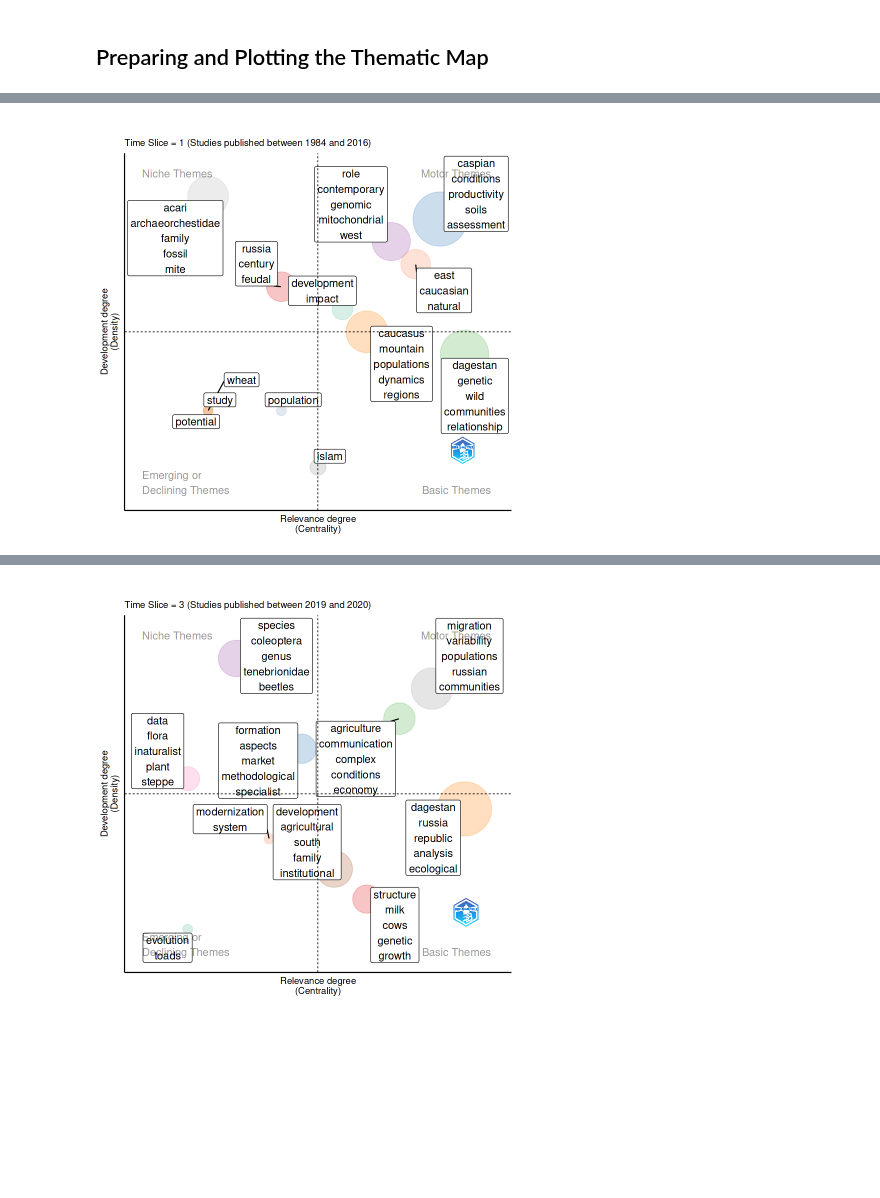
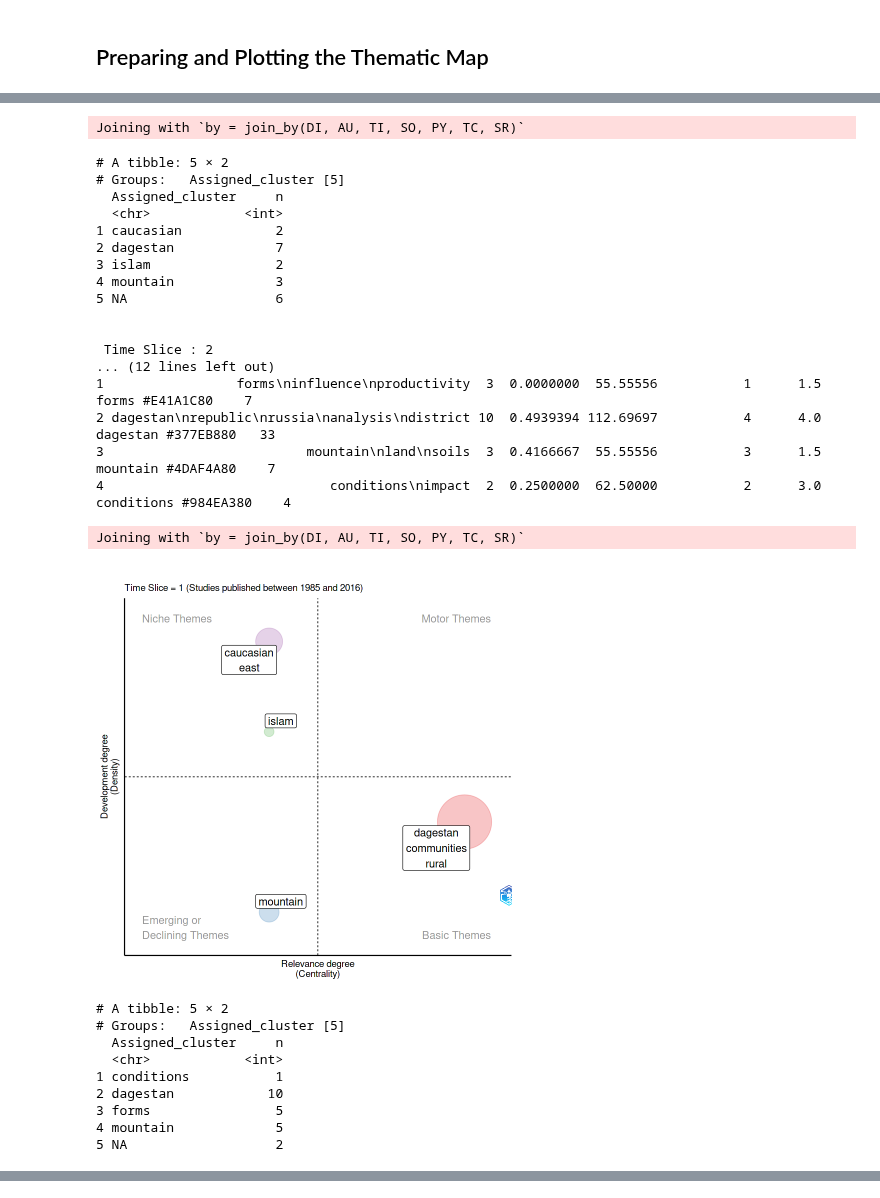
Before and after one commit to hakan-duman-acad/chapter-dagestan-agriculture-bibliometrics, a Jupyter notebook: analysis-explainations-en.ipynb, the cells around one changed output, grey strips where cells are left out. Drawn from its saved outputs; the diff is of its cells as text; code cells hidden in the pictures; blank space fills up the shorter version.

```diff
--- a/analysis-explainations-en.ipynb
+++ b/analysis-explainations-en.ipynb
@@ -939,7 +933,11 @@ Joining with `by = join_by(Paper)`
 # %% [markdown]
 ## Preparing and Plotting the Thematic Map
 # %%
-lst <- M |> count(PY) |> mutate(tot = cumsum(n), cut_points = cut(tot, breaks = seq(0,to = nrow(M)+1,length.out = 5),labels = 1:4))
+lst <- M |> count(PY) |>
+    mutate(tot = cumsum(n),
+           cut_points = cut(
+               tot, breaks = seq(0,to = nrow(M)+1,length.out = 5),
+               labels = 1:4))
 # print(lst)
 # %%
 syns <- c("dagestan;daghestan","chechnya;chechnia")
@@ -949,12 +947,24 @@ thema <- function(dt = M) {
     return (res)
 }
 # %%
-for(i in 1:4) {
+for(i in 1:2) {
     lst2 <- lst$PY[lst$cut_points == i]
     lab <- sprintf("Time Slice = %d (Studies published between %s and %s)",i,head(lst2,1),tail(lst2,1))
     res <- thema(M|> filter(PY %in% lst2))
     plt <- res$map +
         ggtitle (subtitle = lab,label = "" )
     plot(plt)
+    cat("\n\n Time Slice :",i,"\n\n")
+    res$clusters |> as.data.frame() |> print()
+    tmp <- res$documentToClusters |> left_join(M) |>
+    arrange(Assigned_cluster) |>
+    select(Assigned_cluster,TI,DI,UT,AB) |>
+    group_by(Assigned_cluster)
+    tmp |> count(Assigned_cluster) |>
+    print()
+    tmp |>
+    sample_n(10,replace = TRUE) |>
+    distinct() |>
+    write_csv(paste0("ts-",i,".csv"))
 }
 # %% [output]
@@ -961 +983,29 @@ for(i in 1:4) {
+Joining with `by = join_by(DI, AU, TI, SO, PY, TC, SR)`
+# A tibble: 5 × 2
+# Groups:   Assigned_cluster [5]
+  Assigned_cluster     n
+  <chr>            <int>
+1 caucasian            2
+2 dagestan             7
+3 islam                2
+4 mountain             3
+5 NA                   6
+
+
+ Time Slice : 2
+... (12 lines left out)
+1                 forms\ninfluence\nproductivity  3  0.0000000  55.55556           1      1.5      forms #E41A1C80    7
+2 dagestan\nrepublic\nrussia\nanalysis\ndistrict 10  0.4939394 112.69697           4      4.0   dagestan #377EB880   33
+3                          mountain\nland\nsoils  3  0.4166667  55.55556           3      1.5   mountain #4DAF4A80    7
+4                             conditions\nimpact  2  0.2500000  62.50000           2      3.0 conditions #984EA380    4
+Joining with `by = join_by(DI, AU, TI, SO, PY, TC, SR)`
-[figure, old version]
+[figure, new version]
+# A tibble: 5 × 2
+# Groups:   Assigned_cluster [5]
+  Assigned_cluster     n
+  <chr>            <int>
+1 conditions           1
+2 dagestan            10
+3 forms                5
+4 mountain             5
+5 NA                   2
@@ -963 +1012,0 @@ for(i in 1:4) {
-[figure, removed]
```
Also changed, not shown: parts of 21 cells of this notebook, 6 other files.
